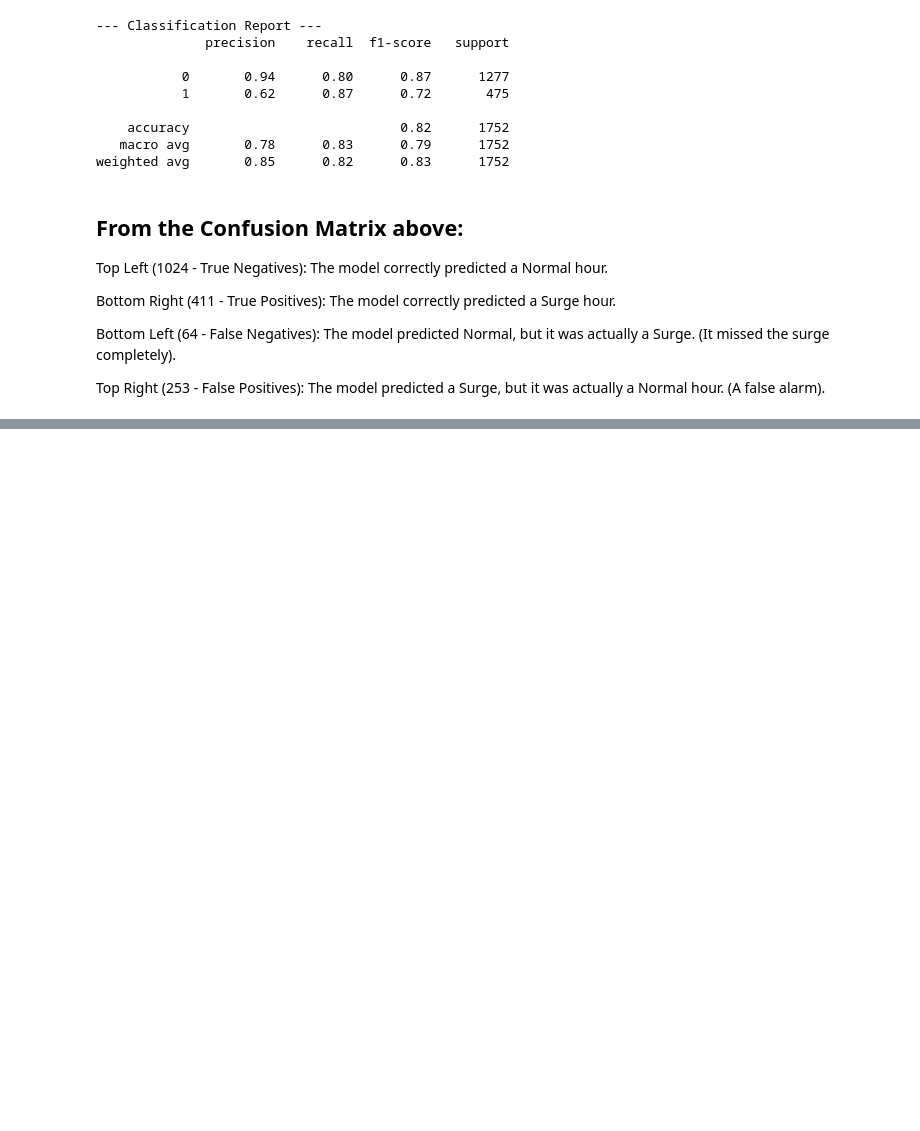
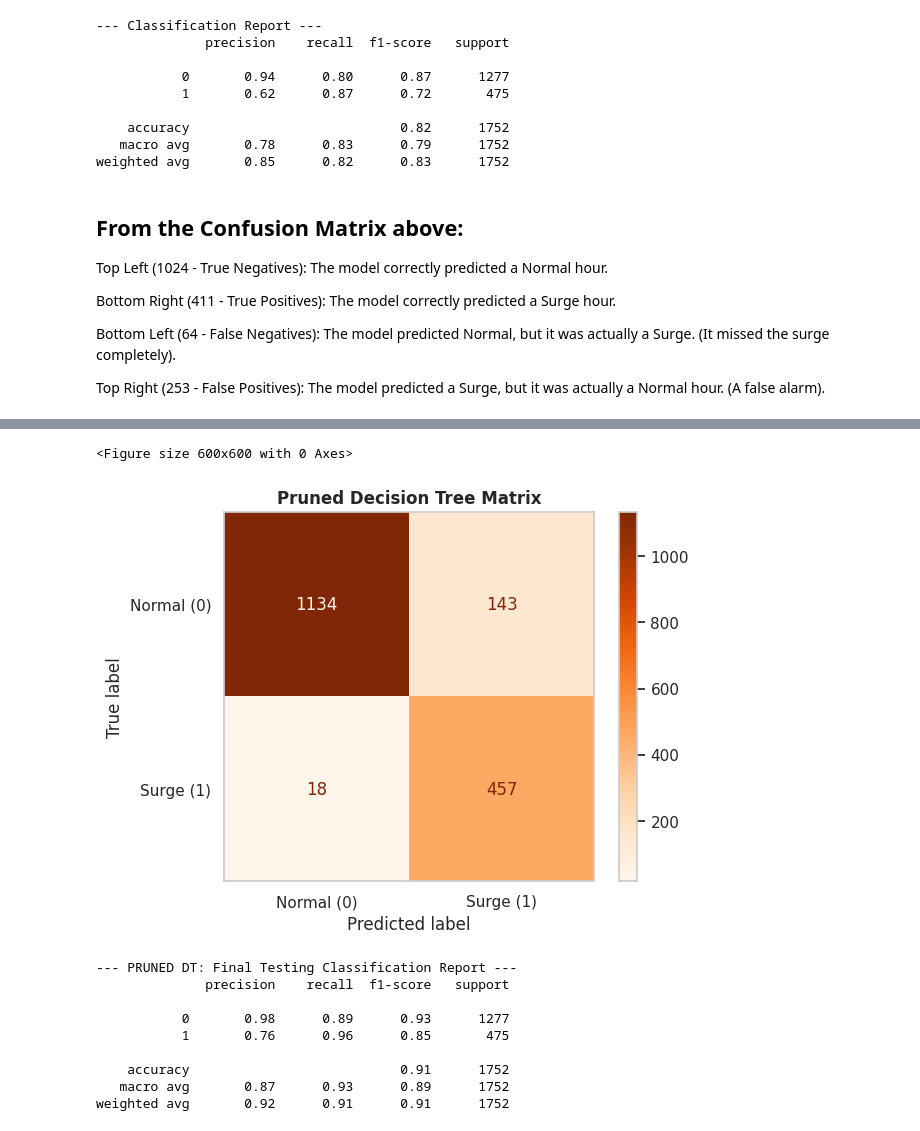
Before and after one commit to sultanjacob/Applied-Machine-Learning, a Jupyter notebook: 02_classification/logistic_regression.ipynb, the cells around one changed output, grey strips where cells are left out. Cells and saved outputs as stored; diff of their text form; code cells hidden in the pictures; blank space fills up the shorter version.

```diff
--- a/02_classification/logistic_regression.ipynb
+++ b/02_classification/logistic_regression.ipynb
@@ -195,0 +413,30 @@ Top Right (253 - False Positives): The model predicted a Surge, but it was actua
+# %%
+# Make predictions using the optimized model
+y_pred_pruned = final_pruned_model.predict(X_test_scaled)
+
+# Generate the confusion matrix
+cm_pruned = confusion_matrix(y_test, y_pred_pruned)
+
+# Plot the confusion matrix beautifully
+plt.figure(figsize=(6, 6))
+disp = ConfusionMatrixDisplay(confusion_matrix=cm_pruned, display_labels=['Normal (0)', 'Surge (1)'])
+disp.plot(cmap='Oranges', values_format='d')
+plt.title('Pruned Decision Tree Matrix', fontweight='bold')
+plt.grid(False)
+plt.show()
+
+# Print the detailed classification report
+print("\n--- PRUNED DT: Final Testing Classification Report ---")
+print(classification_report(y_test, y_pred_pruned))
+# %% [output]
+<Figure size 600x600 with 0 Axes>
+[figure, added]
+--- PRUNED DT: Final Testing Classification Report ---
+              precision    recall  f1-score   support
+
+           0       0.98      0.89      0.93      1277
+           1       0.76      0.96      0.85       475
+
+    accuracy                           0.91      1752
+   macro avg       0.87      0.93      0.89      1752
+weighted avg       0.92      0.91      0.91      1752
```
Also changed, not shown: parts of 16 cells of this notebook.
